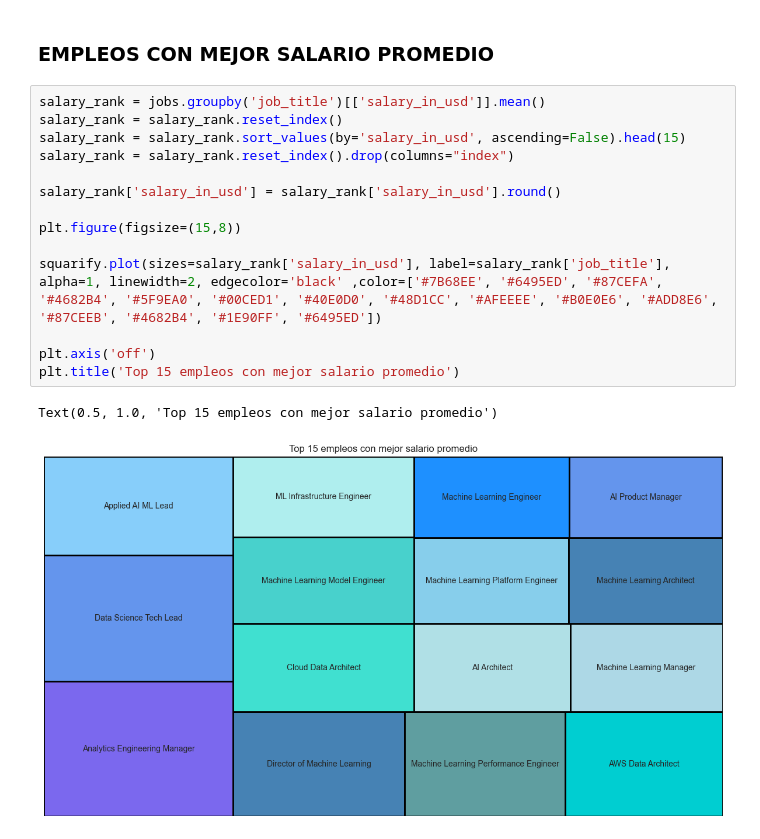
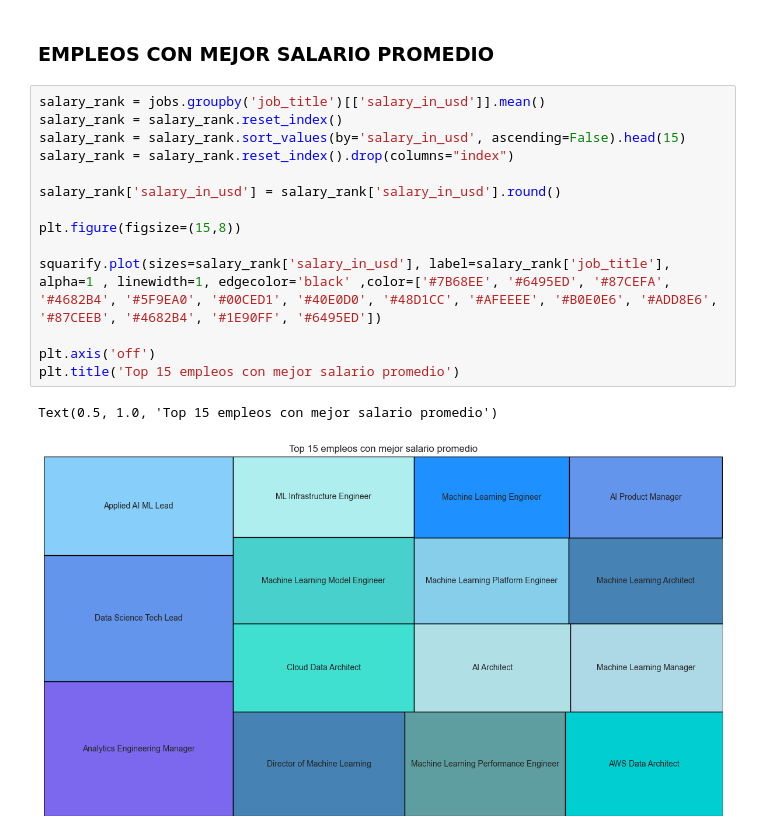
Before and after one commit to danielg9611/EDA_DataScience_2020-2025, a Jupyter notebook: notebooks/others.ipynb, the cells around one changed output. Drawn from its saved outputs; the diff is of its cells as text.

```diff
--- a/notebooks/others.ipynb
+++ b/notebooks/others.ipynb
@@ -49,17 +49,17 @@ Passing `palette` without assigning `hue` is deprecated and will be removed in v
 # %%
 salary_rank = jobs.groupby('job_title')[['salary_in_usd']].mean()
 salary_rank = salary_rank.reset_index()
 salary_rank = salary_rank.sort_values(by='salary_in_usd', ascending=False).head(15)
 salary_rank = salary_rank.reset_index().drop(columns="index")
 
 salary_rank['salary_in_usd'] = salary_rank['salary_in_usd'].round()
 
 plt.figure(figsize=(15,8))
 
-squarify.plot(sizes=salary_rank['salary_in_usd'], label=salary_rank['job_title'], alpha=1, linewidth=2, edgecolor='black' ,color=['#7B68EE', '#6495ED', '#87CEFA', '#4682B4', '#5F9EA0', '#00CED1', '#40E0D0', '#48D1CC', '#AFEEEE', '#B0E0E6', '#ADD8E6', '#87CEEB', '#4682B4', '#1E90FF', '#6495ED'])
+squarify.plot(sizes=salary_rank['salary_in_usd'], label=salary_rank['job_title'], alpha=1 , linewidth=1, edgecolor='black' ,color=['#7B68EE', '#6495ED', '#87CEFA', '#4682B4', '#5F9EA0', '#00CED1', '#40E0D0', '#48D1CC', '#AFEEEE', '#B0E0E6', '#ADD8E6', '#87CEEB', '#4682B4', '#1E90FF', '#6495ED'])
 
 plt.axis('off')
 plt.title('Top 15 empleos con mejor salario promedio')
 # %% [output]
 Text(0.5, 1.0, 'Top 15 empleos con mejor salario promedio')
-[figure, old version]
+[figure, new version]
```
Also changed, not shown: parts of 2 cells of this notebook, 2 other files.
